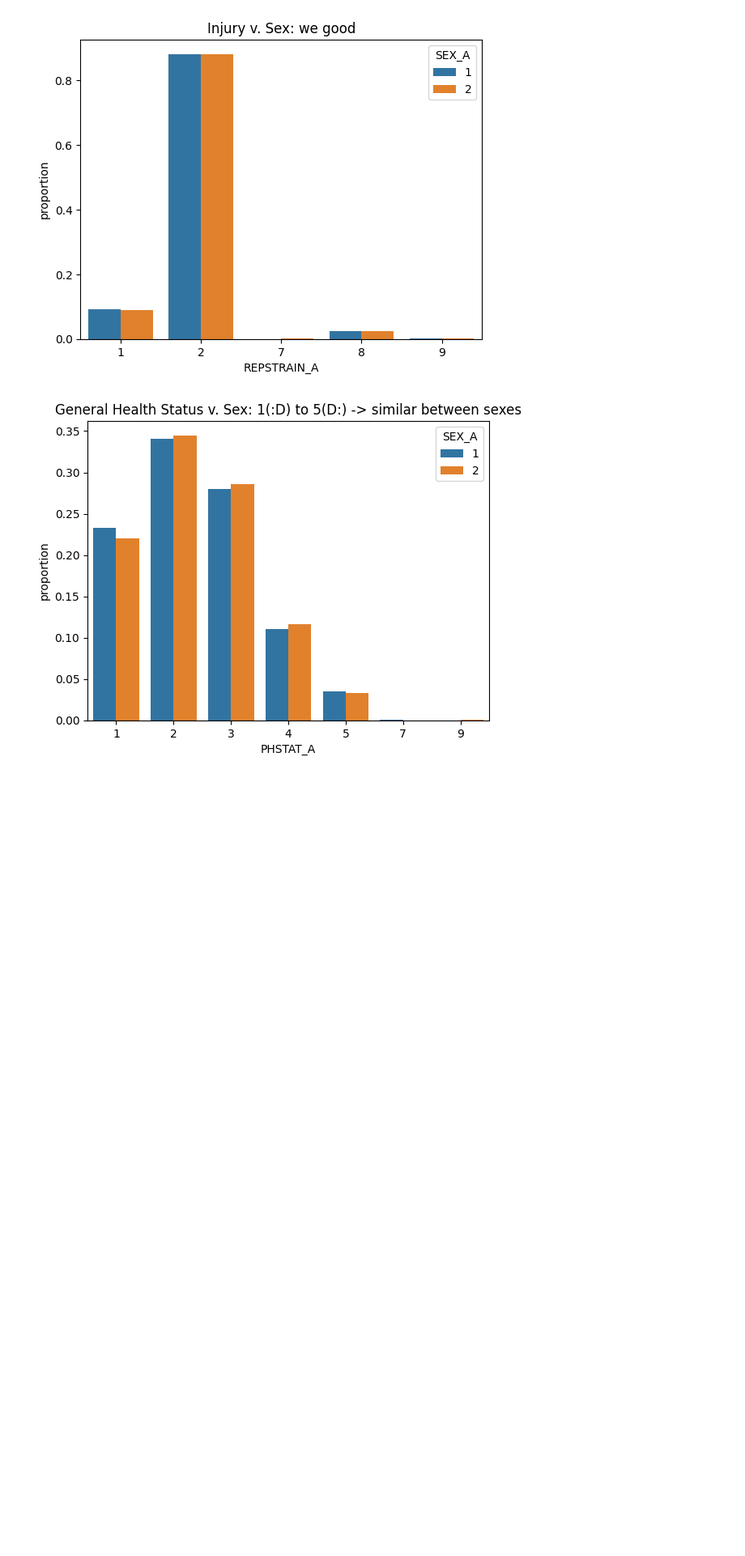
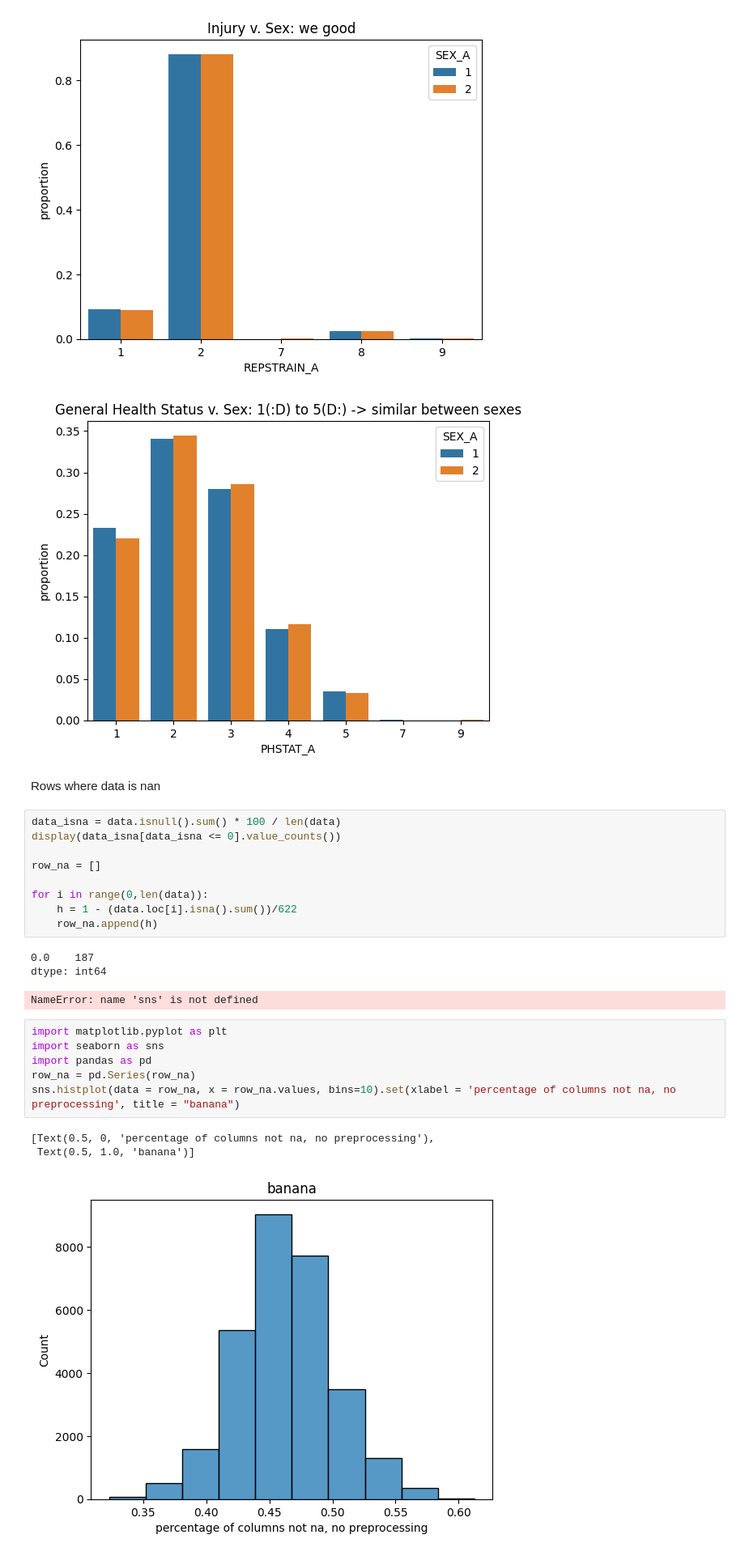
Before and after one commit to peterlecavalier/mentalhealthanalysis, a Jupyter notebook: coyan_10_13_22.ipynb, the cells around one changed output. Shown: that part at 81% size. Drawn from its saved outputs; the diff is of its cells as text; blank space fills up the shorter version.

Commit message:
updated with column and row stuff

```diff
--- a/coyan_10_13_22.ipynb
+++ b/coyan_10_13_22.ipynb
@@ -48,3 +48,28 @@ plt.show()
 [figure]
 [figure]
 [figure]
+# %% [markdown]
+Rows where data is nan
+# %%
+data_isna = data.isnull().sum() * 100 / len(data)
+display(data_isna[data_isna <= 0].value_counts())
+
+row_na = []
+
+for i in range(0,len(data)):
+    h = 1 - (data.loc[i].isna().sum())/622
+    row_na.append(h)
+# %% [output]
+0.0    187
+dtype: int64
+NameError: name 'sns' is not defined
+# %%
+import matplotlib.pyplot as plt
+import seaborn as sns
+import pandas as pd
+row_na = pd.Series(row_na)
+sns.histplot(data = row_na, x = row_na.values, bins=10).set(xlabel = 'percentage of columns not na, no preprocessing', title = "banana")
+# %% [output]
+[Text(0.5, 0, 'percentage of columns not na, no preprocessing'),
+ Text(0.5, 1.0, 'banana')]
+[figure, added]
```
Also changed, not shown: parts of 2 cells of this notebook.
